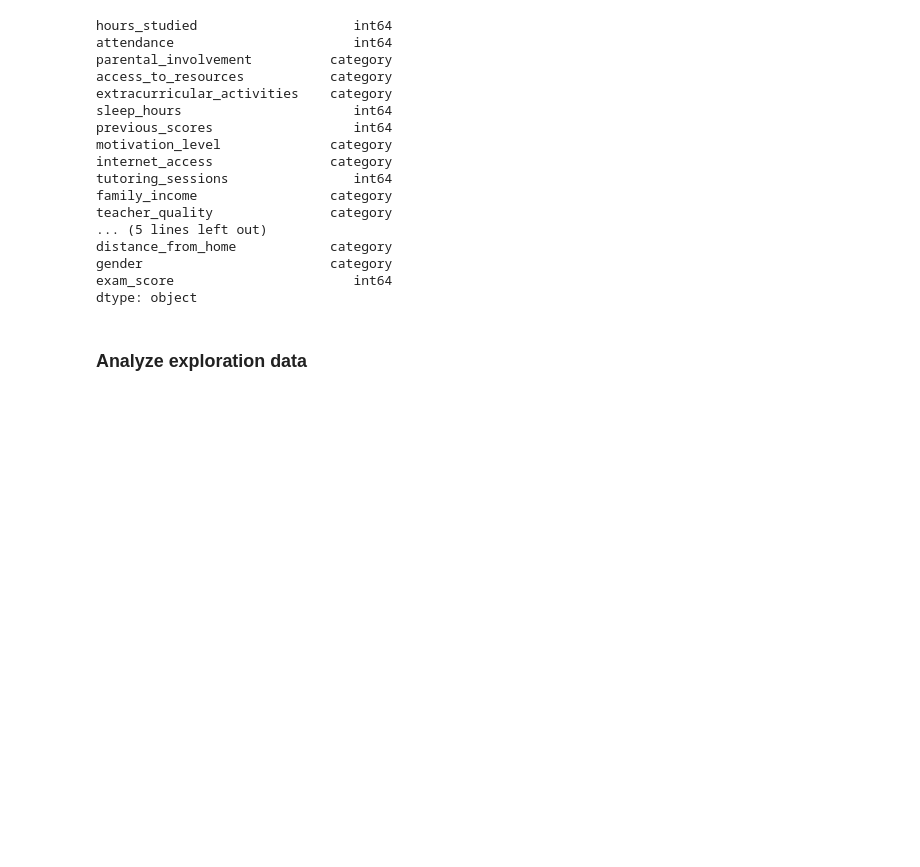
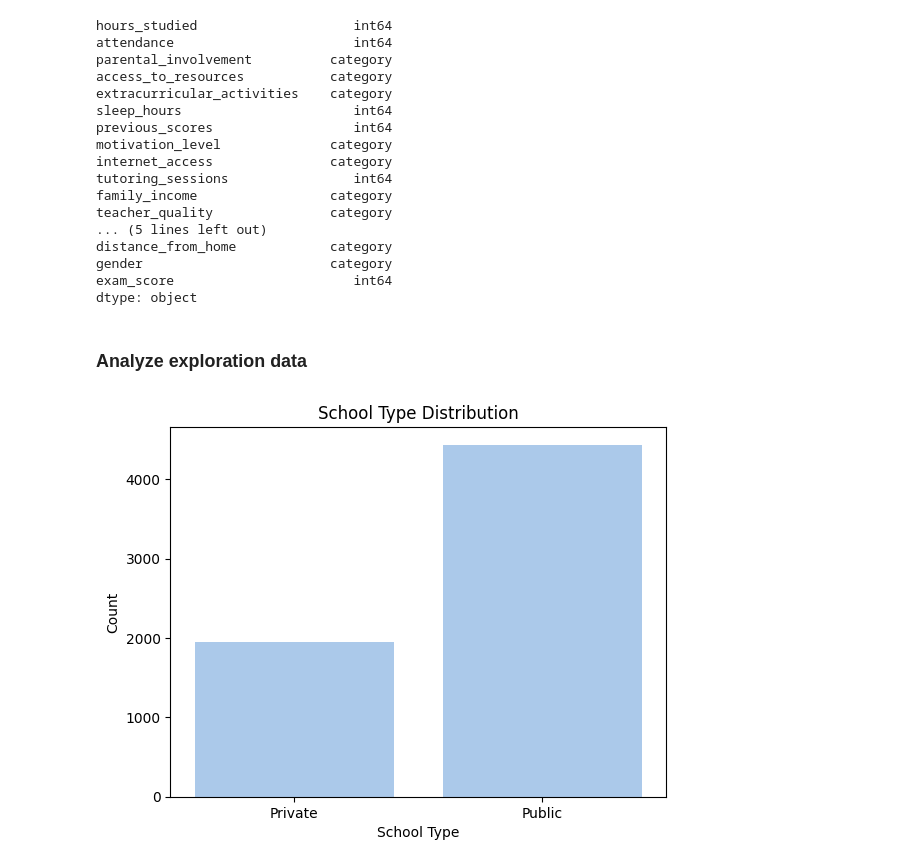
Before and after one commit to thelightfeaver/machine-leaning-practices, a Jupyter notebook: proyect/student.ipynb, the cells around one changed output. Drawn from its saved outputs; the diff is of its cells as text; code cells hidden in the pictures; blank space fills up the shorter version.

```diff
--- a/proyect/student.ipynb
+++ b/proyect/student.ipynb
@@ -27,6 +27,9 @@ import numpy as np
 import pandas as pd
 import seaborn as sns
 import matplotlib.pyplot as plt
+# %%
+# configuration
+sns.set_palette(sns.color_palette("pastel",10))
 # %%
 df_students = pd.read_csv('../datasets/StudentPerformanceFactors.csv')
 df_students.head()
@@ -83,3 +86,7 @@ distance_from_home            0
 gender                        0
 exam_score                    0
 dtype: int64
+# %%
+df_students.drop_duplicates(inplace=True)
+# %%
+df_students['exam_score'][df_students['exam_score'] > 100] = 100
@@ -120,0 +135,10 @@ score_according_by_hours_mean = df_students[df_students['hours_studied'] > hours
+# %%
+df_school_type = df_students.groupby('school_type').size().reset_index(name='count')
+
+sns.barplot(x='school_type', y='count', data=df_school_type)
+plt.xlabel('School Type')
+plt.ylabel('Count')
+plt.title('School Type Distribution')
+plt.show()
+# %% [output]
+[figure, added]
```
Also changed, not shown: parts of 10 cells of this notebook, 2 other files.
